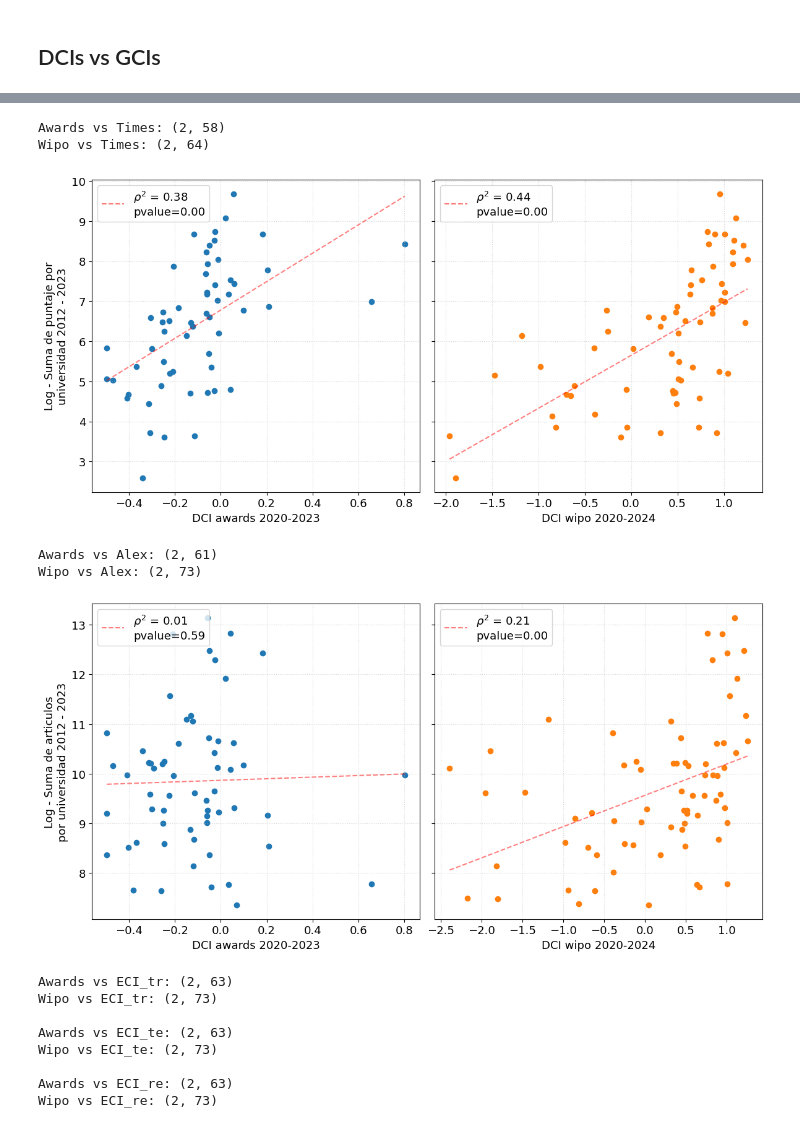
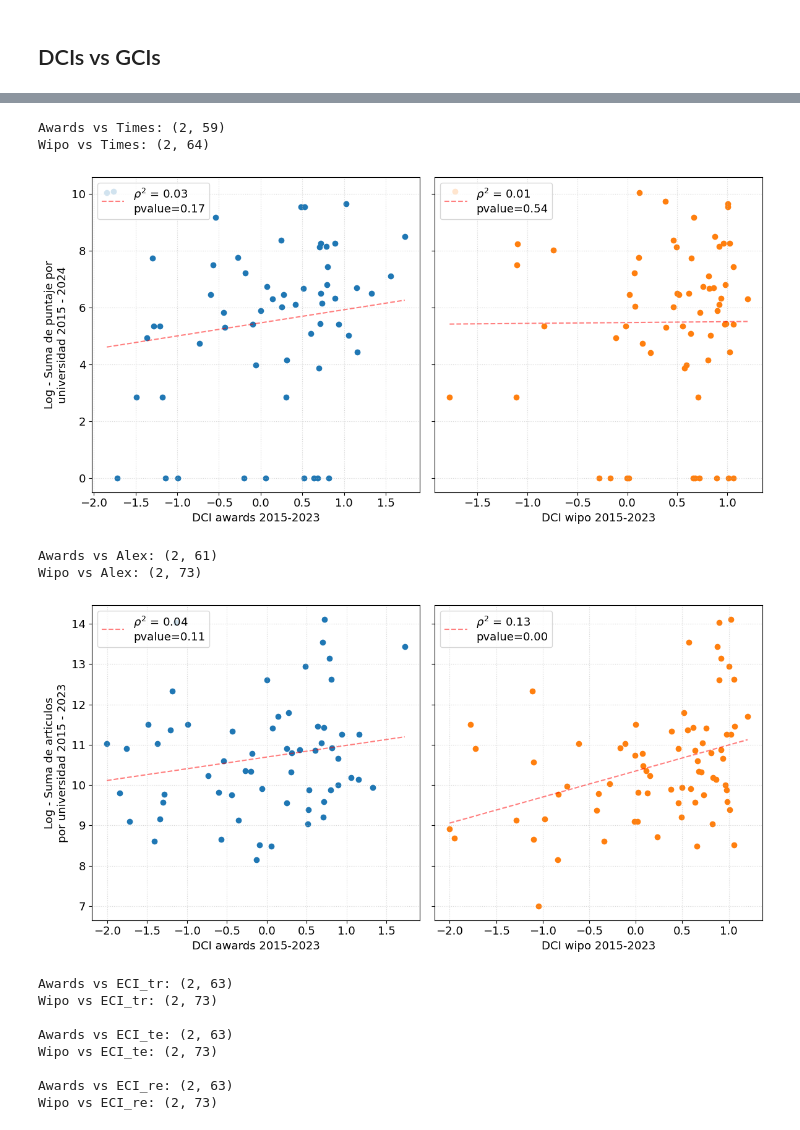
Before and after one commit to jillanes-va/Design-Complexity, a Jupyter notebook: Archivo_de_experimentación_rápida.ipynb, the cells around one changed output, grey strips where cells are left out. Saved outputs shown, nothing was run; the diff lists cells and outputs as text; code cells hidden in the pictures.

Commit message:
añadí imagenes de threshold = 0.5

```diff
--- a/Archivo_de_experimentación_rápida.ipynb
+++ b/Archivo_de_experimentación_rápida.ipynb
@@ -486,7 +486,7 @@ wipo_awards = inv_dict(awards_wipo)
 # %%
 folder = 'thre_050/'
 mask_ = True
-save = False
+save = True
 plt.rcParams.update({'font.size': 16})
 # %% [markdown]
 ## Gráficos
@@ -875,8 +875,8 @@ if save:
 # %%
 fig, ax = plt.subplots(1, 2, figsize = (12, 6), sharey = True)
 
-DCIa_PIB, non_present_a = x_vs_y(DCI_awards, times_score['mean_2'], awards_wipo)
-DCIw_PIB, non_present_w = x_vs_y(DCI_wipo, times_score['mean_2'], identity_dict(awards_wipo))
+DCIa_PIB, non_present_a = x_vs_y(DCI_awards, times_score['mean_awards'], awards_wipo)
+DCIw_PIB, non_present_w = x_vs_y(DCI_wipo, times_score['mean_awards'], identity_dict(awards_wipo))
 
 if mask_:
     mask1 = ~(np.isnan(DCIa_PIB[0, :]) & np.isnan(DCIa_PIB[1, :]))
@@ -894,7 +894,7 @@ print(f'Wipo vs Times: {DCIw_PIB[:, mask_w].shape}')
 
 ax[0].scatter(DCIa_PIB[0, :], DCIa_PIB[1, :])
 ax[0].plot(DCIa_reg[0, :], DCIa_reg[1, :], color = 'red', linestyle = '--', alpha = 0.5, label = f'$\\rho^2$ = {values_a[0]**2:.2f}\npvalue={values_a[1]:.2f}')
-ax[0].set_ylabel(f'Log - Suma de puntaje por\nuniversidad 2012 - 2023')
+ax[0].set_ylabel(f'Log - Suma de puntaje por\nuniversidad 2015 - 2024')
 ax[0].legend(loc = 'upper left', fontsize = 13)
 ax[0].grid(alpha = 0.5, linestyle = ':')
 
@@ -909,14 +909,14 @@ plt.tight_layout()
 if save:
     plt.savefig(f'./figs/correlations/{folder}DCIs_Times.png')
 # %% [output]
-Awards vs Times: (2, 58)
+Awards vs Times: (2, 59)
 Wipo vs Times: (2, 64)
-[figure, old version]
+[figure, new version]
 # %%
 fig, ax = plt.subplots(1, 2, figsize = (12, 6), sharey = True)
 
-DCIa_PIB, non_present_a = x_vs_y(DCI_awards, alex_score['mean_2'], awards_wipo)
-DCIw_PIB, non_present_w = x_vs_y(DCI_wipo, alex_score['mean_2'], identity_dict(awards_wipo))
+DCIa_PIB, non_present_a = x_vs_y(DCI_awards, alex_score['mean_awards'], awards_wipo)
+DCIw_PIB, non_present_w = x_vs_y(DCI_wipo, alex_score['mean_awards'], identity_dict(awards_wipo))
 
 mask_a = ~(np.isnan(DCIa_PIB[0, :]) & np.isnan(DCIa_PIB[1, :]))
 mask_w = ~(np.isnan(DCIw_PIB[0, :]) & np.isnan(DCIw_PIB[1, :]))
@@ -924,35 +924,35 @@ mask_w = ~(np.isnan(DCIw_PIB[0, :]) & np.isnan(DCIw_PIB[1, :]))
 print(f'Awards vs Alex: {DCIa_PIB[:, mask_a].shape}')
 print(f'Wipo vs Alex: {DCIw_PIB[:, mask_w].shape}')
 
 if mask_:
     mask1 = ~(np.isnan(DCIa_PIB[0, :]) & np.isnan(DCIa_PIB[1, :]))
     mask2 = DCIa_PIB[0, mask1] < 6
     DCIa_PIB = DCIa_PIB[:, mask1][:, mask2]
 
 DCIa_reg, values_a = reg(DCIa_PIB)
 DCIw_reg, values_w = reg(DCIw_PIB)
 
 ax[0].scatter(DCIa_PIB[0, :], DCIa_PIB[1, :])
 ax[0].plot(DCIa_reg[0, :], DCIa_reg[1, :], color = 'red', linestyle = '--', alpha = 0.5, label = f'$\\rho^2$ = {values_a[0]**2:.2f}\npvalue={values_a[1]:.2f}')
-ax[0].set_ylabel(f'Log - Suma de articulos\npor universidad 2012 - 2023')
+ax[0].set_ylabel(f'Log - Suma de articulos\npor universidad 2015 - 2023')
 ax[0].legend(loc = 'upper left', fontsize = 13)
 ax[0].grid(alpha = 0.5, linestyle = ':')
 
 ax[1].scatter(DCIw_PIB[0, :], DCIw_PIB[1, :], color = 'tab:orange')
 ax[1].plot(DCIw_reg[0, :], DCIw_reg[1, :], color = 'red', linestyle = '--', alpha = 0.5, label = f'$\\rho^2$ = {values_w[0]**2:.2f}\npvalue={values_w[1]:.2f}')
 ax[1].legend(loc = 'upper left', fontsize = 13)
 ax[1].grid(alpha = 0.5, linestyle = ':')
 
 ax[0].set_xlabel(f'DCI awards {año_awards}')
 ax[1].set_xlabel(f'DCI wipo {año_wipo}')
 plt.tight_layout()
 
 if save:
     plt.savefig(f'./figs/correlations/{folder}DCIs_Alex.png')
 # %% [output]
 Awards vs Alex: (2, 61)
 Wipo vs Alex: (2, 73)
-[figure, old version]
+[figure, new version]
 # %%
 fig, ax = plt.subplots(1, 3, figsize = (5 * 3, 5), sharex = True, sharey = True)
 
```
Also changed, not shown: parts of 11 cells of this notebook, 19 other files.
